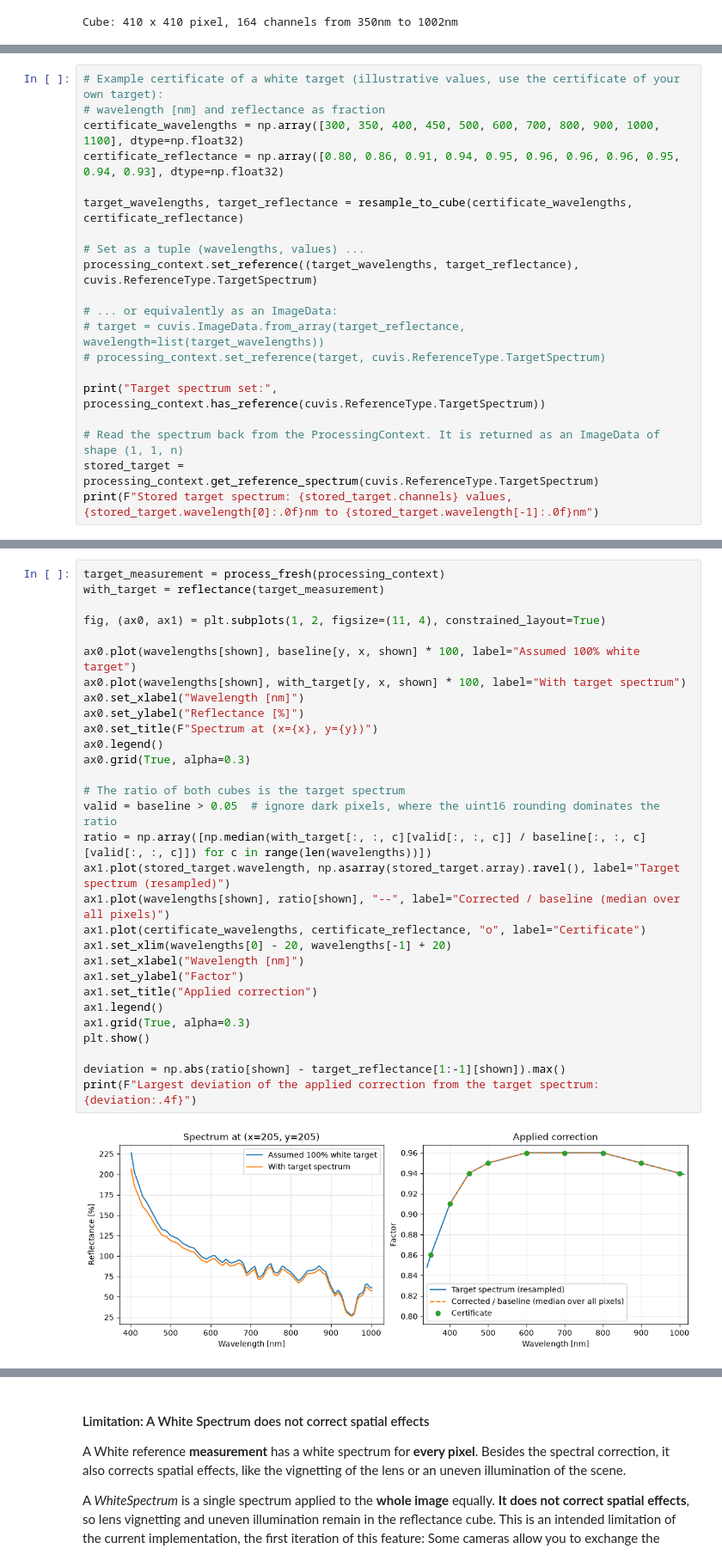
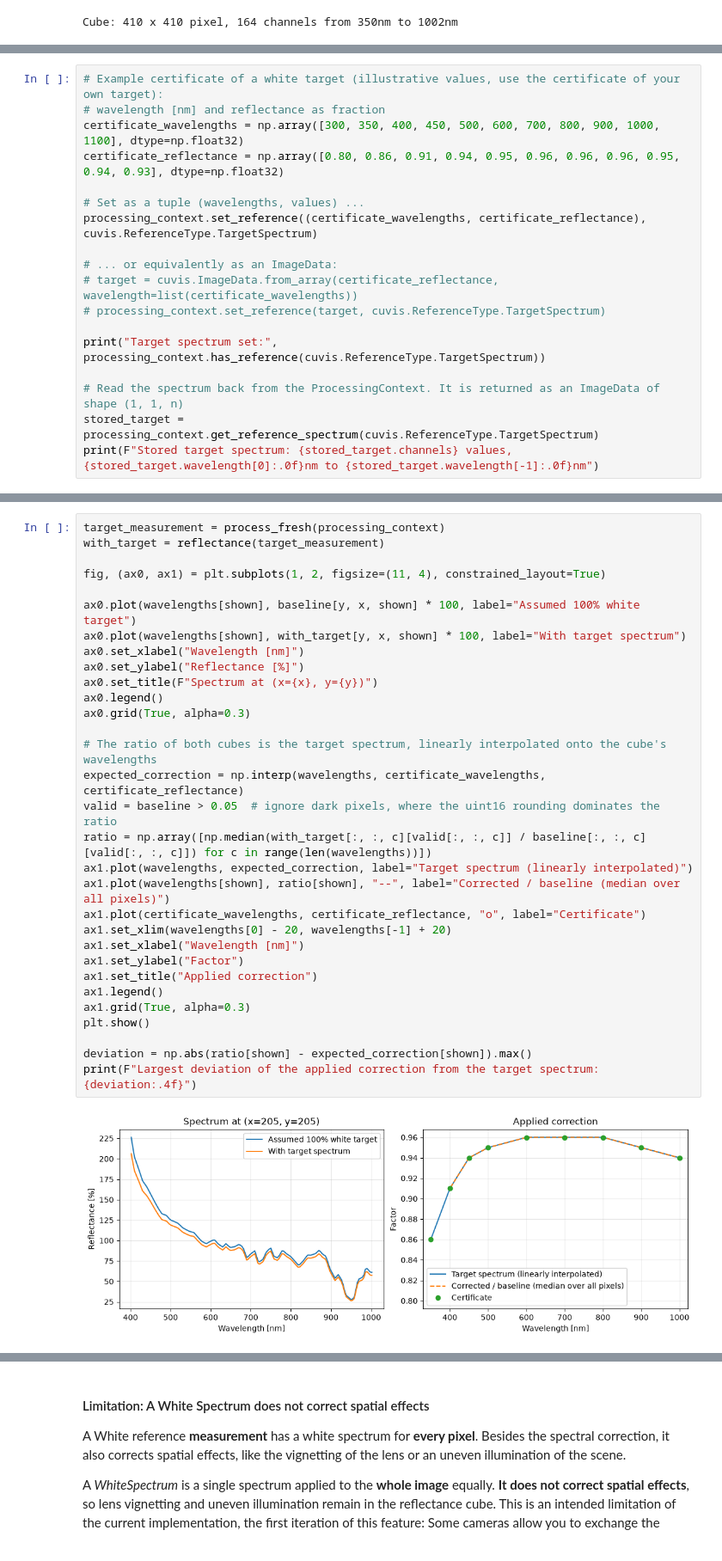
Before and after one commit to cubert-hyperspectral/cuvis.python.examples, a Jupyter notebook: Example_6_Reference_Spectra.ipynb, the cells around one changed output, grey strips where cells are left out. Shown at 86% size. Drawn from its saved outputs; the diff is of its cells as text.

```diff
--- a/Example_6_Reference_Spectra.ipynb
+++ b/Example_6_Reference_Spectra.ipynb
@@ -131,13 +125,11 @@ $\text{reflectance}_{\text{corrected}}(\lambda) = \text{reflectance}(\lambda) \c
 certificate_wavelengths = np.array([300, 350, 400, 450, 500, 600, 700, 800, 900, 1000, 1100], dtype=np.float32)
 certificate_reflectance = np.array([0.80, 0.86, 0.91, 0.94, 0.95, 0.96, 0.96, 0.96, 0.95, 0.94, 0.93], dtype=np.float32)
 
-target_wavelengths, target_reflectance = resample_to_cube(certificate_wavelengths, certificate_reflectance)
-
 # Set as a tuple (wavelengths, values) ...
-processing_context.set_reference((target_wavelengths, target_reflectance), cuvis.ReferenceType.TargetSpectrum)
+processing_context.set_reference((certificate_wavelengths, certificate_reflectance), cuvis.ReferenceType.TargetSpectrum)
 
 # ... or equivalently as an ImageData:
-# target = cuvis.ImageData.from_array(target_reflectance, wavelength=list(target_wavelengths))
+# target = cuvis.ImageData.from_array(certificate_reflectance, wavelength=list(certificate_wavelengths))
 # processing_context.set_reference(target, cuvis.ReferenceType.TargetSpectrum)
 
 print("Target spectrum set:", processing_context.has_reference(cuvis.ReferenceType.TargetSpectrum))
@@ -151,35 +143,36 @@ Stored target spectrum: 166 values, 340nm to 1012nm
 # %%
 target_measurement = process_fresh(processing_context)
 with_target = reflectance(target_measurement)
 
 fig, (ax0, ax1) = plt.subplots(1, 2, figsize=(11, 4), constrained_layout=True)
 
 ax0.plot(wavelengths[shown], baseline[y, x, shown] * 100, label="Assumed 100% white target")
 ax0.plot(wavelengths[shown], with_target[y, x, shown] * 100, label="With target spectrum")
 ax0.set_xlabel("Wavelength [nm]")
 ax0.set_ylabel("Reflectance [%]")
 ax0.set_title(F"Spectrum at (x={x}, y={y})")
 ax0.legend()
 ax0.grid(True, alpha=0.3)
 
-# The ratio of both cubes is the target spectrum
+# The ratio of both cubes is the target spectrum, linearly interpolated onto the cube's wavelengths
+expected_correction = np.interp(wavelengths, certificate_wavelengths, certificate_reflectance)
 valid = baseline > 0.05  # ignore dark pixels, where the uint16 rounding dominates the ratio
 ratio = np.array([np.median(with_target[:, :, c][valid[:, :, c]] / baseline[:, :, c][valid[:, :, c]]) for c in range(len(wavelengths))])
-ax1.plot(stored_target.wavelength, np.asarray(stored_target.array).ravel(), label="Target spectrum (resampled)")
+ax1.plot(wavelengths, expected_correction, label="Target spectrum (linearly interpolated)")
 ax1.plot(wavelengths[shown], ratio[shown], "--", label="Corrected / baseline (median over all pixels)")
 ax1.plot(certificate_wavelengths, certificate_reflectance, "o", label="Certificate")
 ax1.set_xlim(wavelengths[0] - 20, wavelengths[-1] + 20)
 ax1.set_xlabel("Wavelength [nm]")
 ax1.set_ylabel("Factor")
 ax1.set_title("Applied correction")
 ax1.legend()
 ax1.grid(True, alpha=0.3)
 plt.show()
 
-deviation = np.abs(ratio[shown] - target_reflectance[1:-1][shown]).max()
+deviation = np.abs(ratio[shown] - expected_correction[shown]).max()
 print(F"Largest deviation of the applied correction from the target spectrum: {deviation:.4f}")
 # %% [output]
-[figure, old version]
+[figure, new version]
 Largest deviation of the applied correction from the target spectrum: 0.0000
 # %% [markdown]
 #### Constant reflectivity
```
Also changed, not shown: parts of 15 cells of this notebook.
